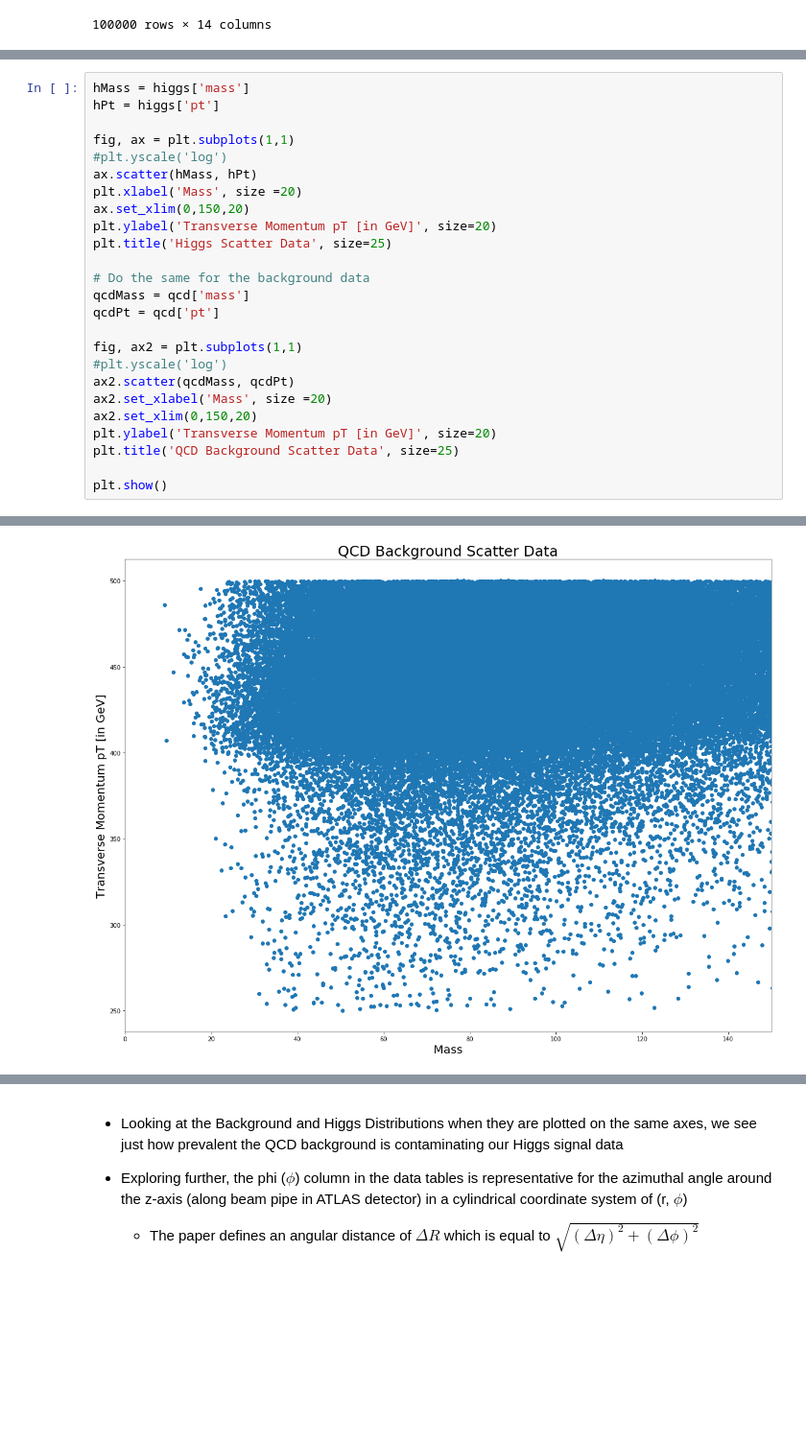
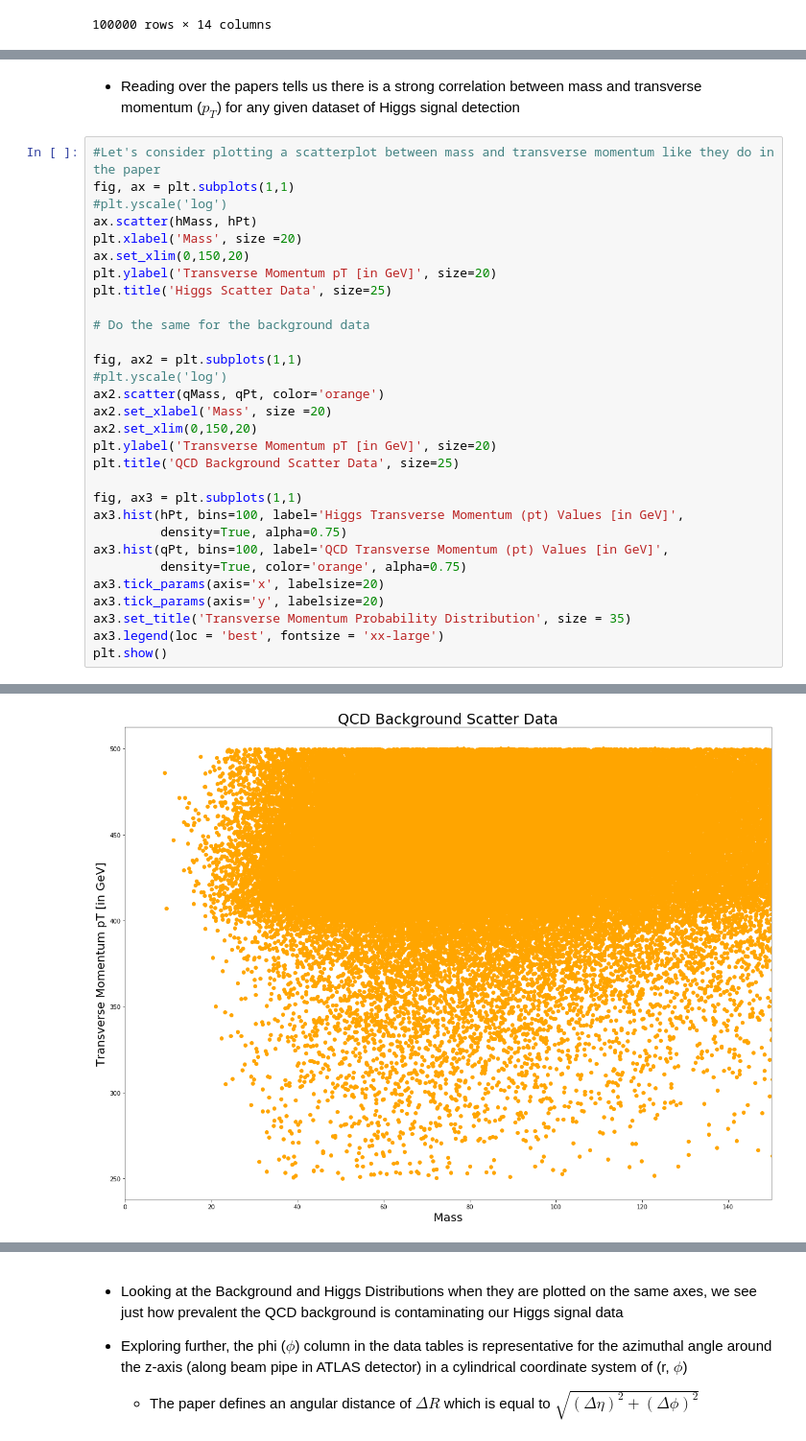
Before and after one commit to jbc1216/434-Portfolio, a Jupyter notebook: FinchCarr_Lab05.ipynb, the cells around one changed output, grey strips where cells are left out. Shown at 96% size. Saved outputs shown, nothing was run; the diff lists cells and outputs as text; blank space fills up the shorter version.

```diff
--- a/FinchCarr_Lab05.ipynb
+++ b/FinchCarr_Lab05.ipynb
@@ -57,28 +120,35 @@ qcd
+# %% [markdown]
+- Reading over the papers tells us there is a strong correlation between mass and transverse momentum ($p_T$) for any given dataset of Higgs signal detection
 # %%
-hMass = higgs['mass']
-hPt = higgs['pt']
-
+#Let's consider plotting a scatterplot between mass and transverse momentum like they do in the paper
 fig, ax = plt.subplots(1,1)
 #plt.yscale('log')
 ax.scatter(hMass, hPt)
 plt.xlabel('Mass', size =20)
 ax.set_xlim(0,150,20)
 plt.ylabel('Transverse Momentum pT [in GeV]', size=20)
 plt.title('Higgs Scatter Data', size=25)
 
 # Do the same for the background data
-qcdMass = qcd['mass']
-qcdPt = qcd['pt']
 
 fig, ax2 = plt.subplots(1,1)
 #plt.yscale('log')
-ax2.scatter(qcdMass, qcdPt)
+ax2.scatter(qMass, qPt, color='orange')
 ax2.set_xlabel('Mass', size =20)
 ax2.set_xlim(0,150,20)
 plt.ylabel('Transverse Momentum pT [in GeV]', size=20)
 plt.title('QCD Background Scatter Data', size=25)
 
+fig, ax3 = plt.subplots(1,1)
+ax3.hist(hPt, bins=100, label='Higgs Transverse Momentum (pt) Values [in GeV]',
+         density=True, alpha=0.75)
+ax3.hist(qPt, bins=100, label='QCD Transverse Momentum (pt) Values [in GeV]',
+         density=True, color='orange', alpha=0.75)
+ax3.tick_params(axis='x', labelsize=20)
+ax3.tick_params(axis='y', labelsize=20)
+ax3.set_title('Transverse Momentum Probability Distribution', size = 35)
+ax3.legend(loc = 'best', fontsize = 'xx-large')
 plt.show()
 # %% [output]
 [figure]
-[figure, old version]
+[figure, new version]
```
Also changed, not shown: parts of 22 cells of this notebook.
